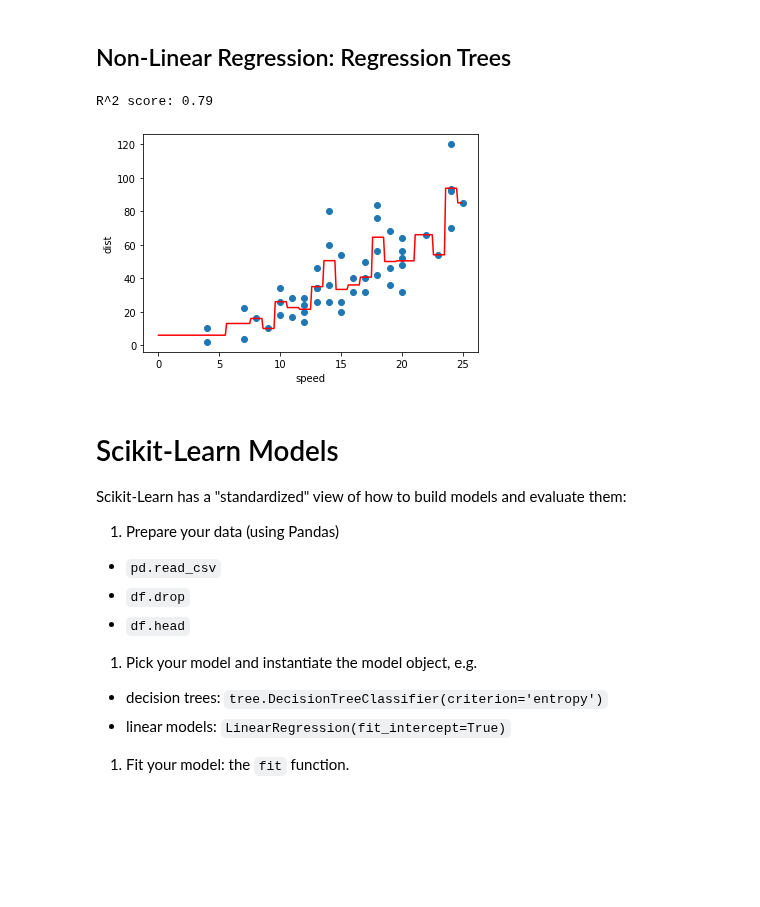
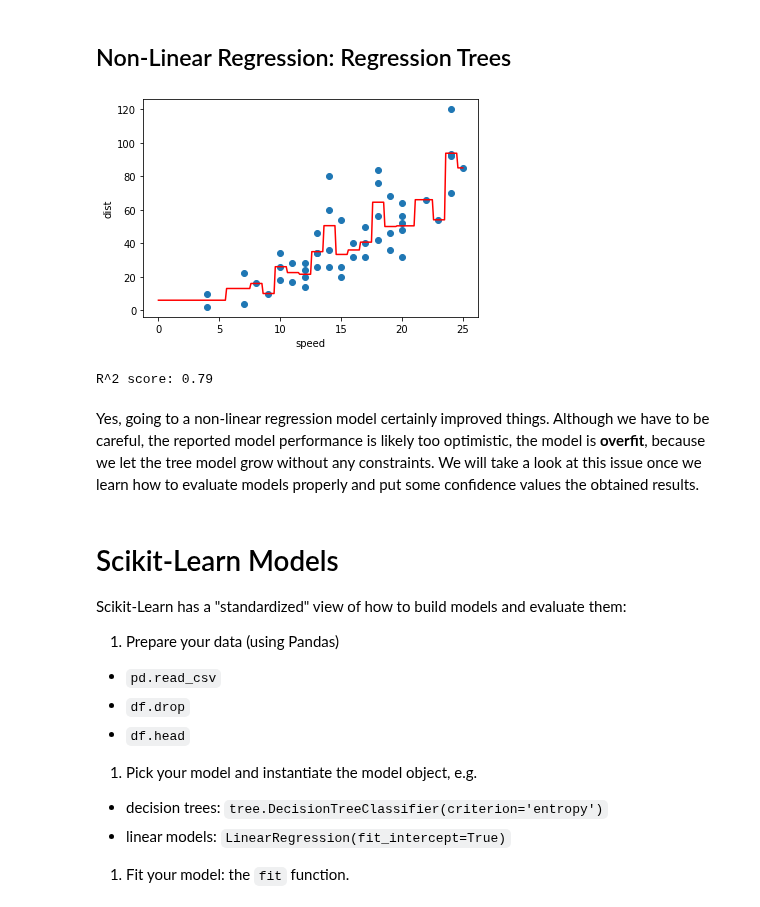
Before and after one commit to IndraniMandal/CSC310-S20, a Jupyter notebook: 10-models.ipynb, the cells around one changed output. Saved outputs shown, nothing was run; the diff lists cells and outputs as text; code cells hidden in the pictures; blank space fills up the shorter version.

```diff
--- a/10-models.ipynb
+++ b/10-models.ipynb
@@ -237,35 +257,35 @@ Not that great.  The low score is mainly due to the fact of the large errors (al
 # %% [markdown]
 ## Non-Linear Regression: Regression Trees
 # %%
-%matplotlib inline
 import matplotlib.pyplot as plt
-import numpy as np
-import pandas
+import pandas as pd
 
 # get our dataset
-cars_df = pandas.read_csv(notes_home+"assets/cars.csv")
+cars_df = pd.read_csv(home+"cars.csv")
 
 # pick model
 from sklearn.tree import DecisionTreeRegressor
 model = DecisionTreeRegressor(max_depth=None)
-# We have to reshape the values array to make 'fit' happy because
-# the array only has a single feature
-model.fit(cars_df['speed'].values.reshape(-1,1),cars_df['dist'])
+model.fit(cars_df[['speed']].values,cars_df[['dist']])
 
 # plot the model ontop of the data
 plt.scatter(cars_df['speed'],cars_df['dist'])
 plt.xlabel('speed')
 plt.ylabel('dist')
 
-x_ticks = np.arange(0,25.0,0.1)
-y_ticks = model.predict(x_ticks.reshape(-1, 1))
-plt.plot(x_ticks,y_ticks,"r-")
+# 0 to 25 in .1 increments
+x_ticks = pd.DataFrame(list(range(0,251))) / 10.0
+y_ticks = pd.DataFrame(model.predict(x_ticks))
+plt.plot(list(x_ticks[0]),list(y_ticks[0]),"r-")
+plt.show()
 
 # compute the R^2 score
 print("R^2 score: {:3.2f}".format(model.score(cars_df['speed'].values.reshape(-1,1),cars_df['dist'])))
 # %% [output]
+[figure]
 R^2 score: 0.79
-[figure]
+# %% [markdown]
+Yes, going to a non-linear regression model certainly improved things.  Although we have to be careful, the reported model performance is likely too optimistic, the model is **overfit**,  because we let the tree model grow without any constraints. We will take a look at this issue once we learn how to evaluate models properly and put some confidence values the obtained results.
 # %% [markdown]
 # Scikit-Learn Models
 
```
Also changed, not shown: parts of 31 cells of this notebook.
